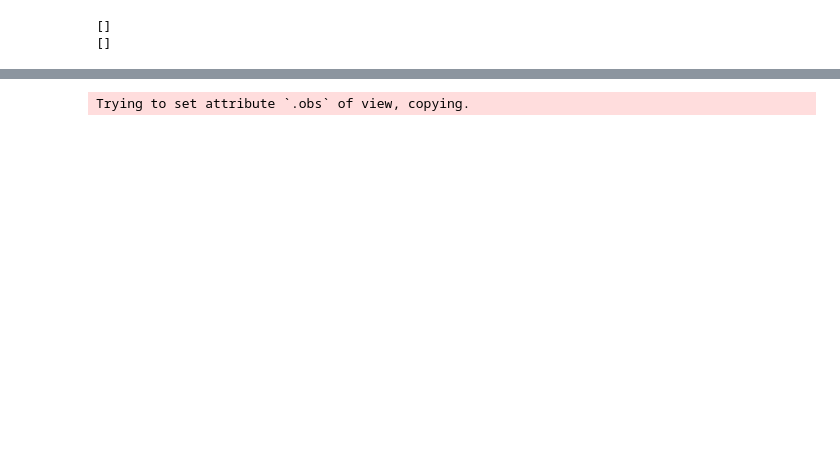
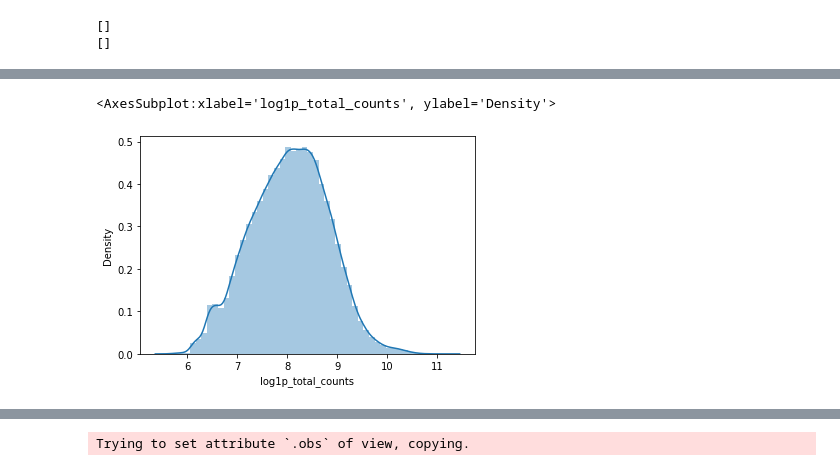
Before and after one commit to HannahMWeman/glra3-expression-analysis-in-the-nervous-system, a Jupyter notebook: notebook analysis.ipynb, the cells around one changed output, grey strips where cells are left out. Cells and saved outputs as stored; diff of their text form; code cells hidden in the pictures; blank space fills up the shorter version.

```diff
--- a/notebook analysis.ipynb
+++ b/notebook analysis.ipynb
@@ -156,6 +185,11 @@ sc.pl.violin(adata, ['n_genes_by_counts', 'total_counts', 'pct_counts_mt'],
 # make variables and observations unique
 adata.var_names_make_unique()
 adata.obs_names_make_unique()
+# %%
+sns.distplot(adata.obs['log1p_total_counts'])
+# %% [output]
+<AxesSubplot:xlabel='log1p_total_counts', ylabel='Density'>
+[figure, added]
 # %%
 # plot the logaritmized number of genes by counts and the percentage of counts that express the top 50 most expressed genes
 sns.jointplot('log1p_n_genes_by_counts', 'pct_counts_in_top_50_genes', data=adata.obs, kind="hex")
```
Also changed, not shown: parts of 16 cells of this notebook, 3 other files.
